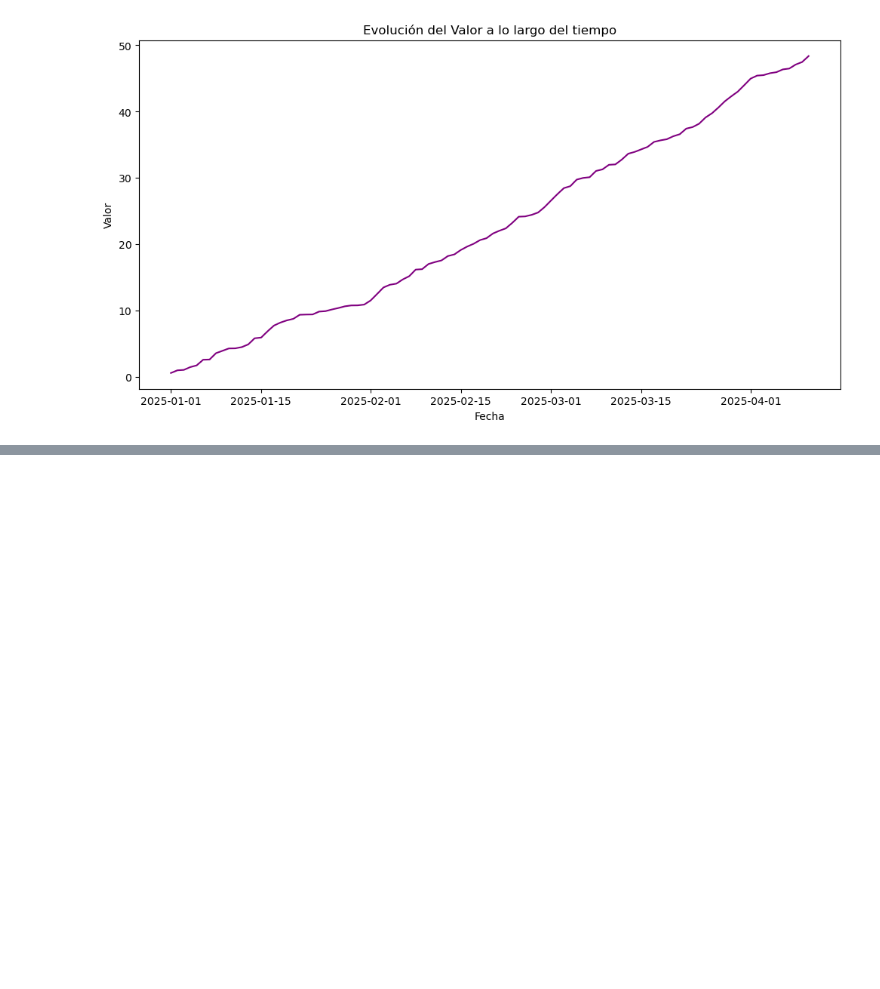
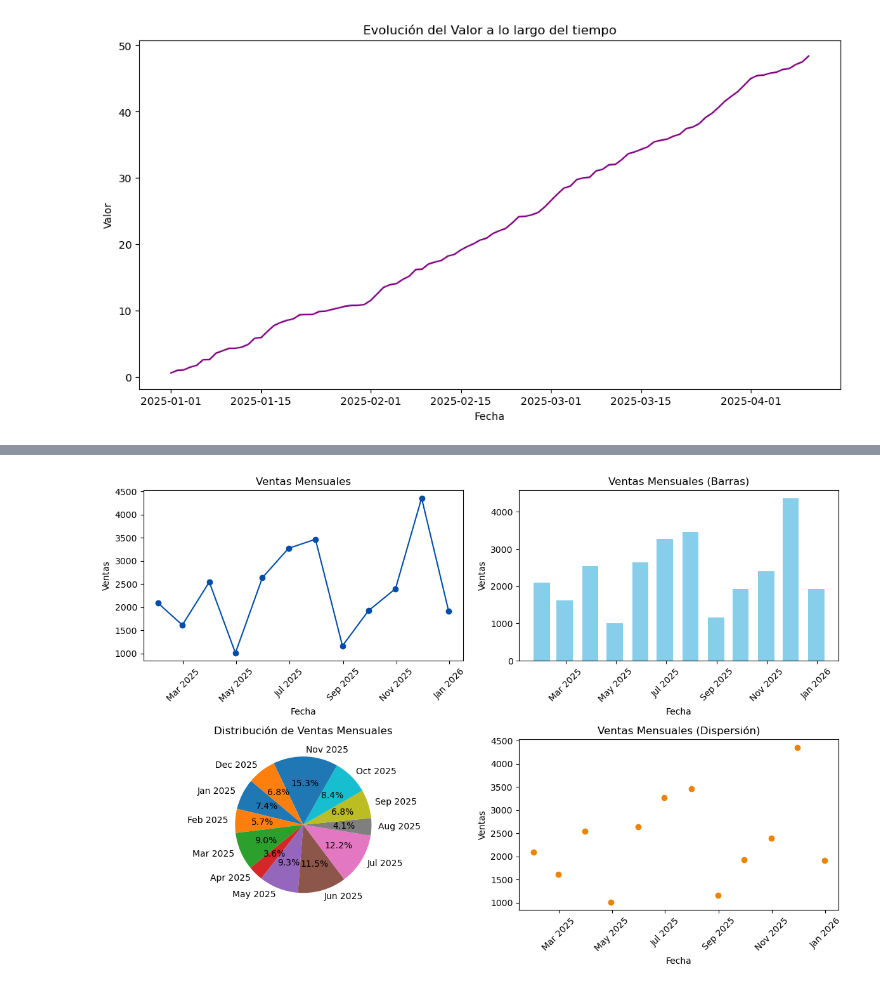
Before and after one commit to JhanDPH/Online_Retail, a Jupyter notebook: notebooks/ejemplos_practicos.ipynb, the cells around one changed output, grey strips where cells are left out. Drawn from its saved outputs; the diff is of its cells as text; code cells hidden in the pictures; blank space fills up the shorter version.

```diff
--- a/notebooks/ejemplos_practicos.ipynb
+++ b/notebooks/ejemplos_practicos.ipynb
@@ -1432,0 +1433,39 @@ plt.show()
+# %%
+import matplotlib.gridspec as gridspec
+
+# Crear una figura con un diseño de 2 filas y 2 columnas
+fig = plt.figure(figsize=(12, 8))
+gs = gridspec.GridSpec(2, 2)
+
+# Gráfico 1: Gráfico de líneas
+ax1 = fig.add_subplot(gs[0, 0])
+ax1.plot(sales_data['Date'], sales_data['Sales'], marker='o', linestyle='-', color='#024CAA')
+ax1.set_title('Ventas Mensuales')
+ax1.set_xlabel('Fecha')
+ax1.set_ylabel('Ventas')
+ax1.xaxis.set_major_formatter(DateFormatter('%b %Y'))
+ax1.tick_params(axis='x', rotation=45)
+# Gráfico 2: Gráfico de barras
+ax2 = fig.add_subplot(gs[0, 1])
+ax2.bar(sales_data['Date'], sales_data['Sales'], color='skyblue', width=20)
+ax2.set_title('Ventas Mensuales (Barras)')
+ax2.set_xlabel('Fecha')
+ax2.set_ylabel('Ventas')
+ax2.xaxis.set_major_formatter(DateFormatter('%b %Y'))
+ax2.tick_params(axis='x', rotation=45)
+# Gráfico 3: Gráfico de pastel
+ax3 = fig.add_subplot(gs[1, 0])
+ax3.pie(sales_data['Sales'], labels=sales_data['Date'].dt.strftime('%b %Y'), autopct='%1.1f%%', startangle=140)
+ax3.set_title('Distribución de Ventas Mensuales')
+# Gráfico 4: Gráfico de dispersión
+ax4 = fig.add_subplot(gs[1, 1])
+ax4.scatter(sales_data['Date'], sales_data['Sales'], color='#EC8305')
+ax4.set_title('Ventas Mensuales (Dispersión)')
+ax4.set_xlabel('Fecha')
+ax4.set_ylabel('Ventas')
+ax4.xaxis.set_major_formatter(DateFormatter('%b %Y'))
+ax4.tick_params(axis='x', rotation=45)
+plt.tight_layout()
+plt.show()
+# %% [output]
+[figure, added]
```
Also changed, not shown: parts of 27 cells of this notebook.
